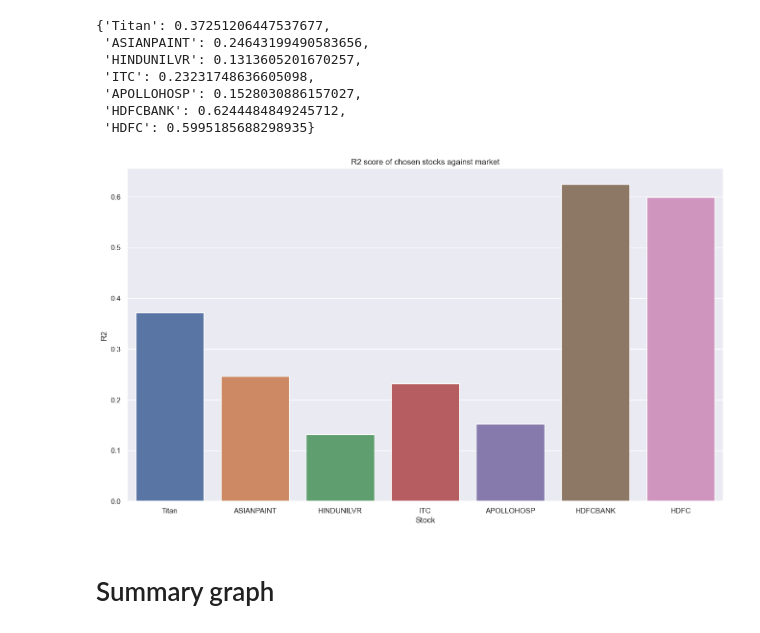
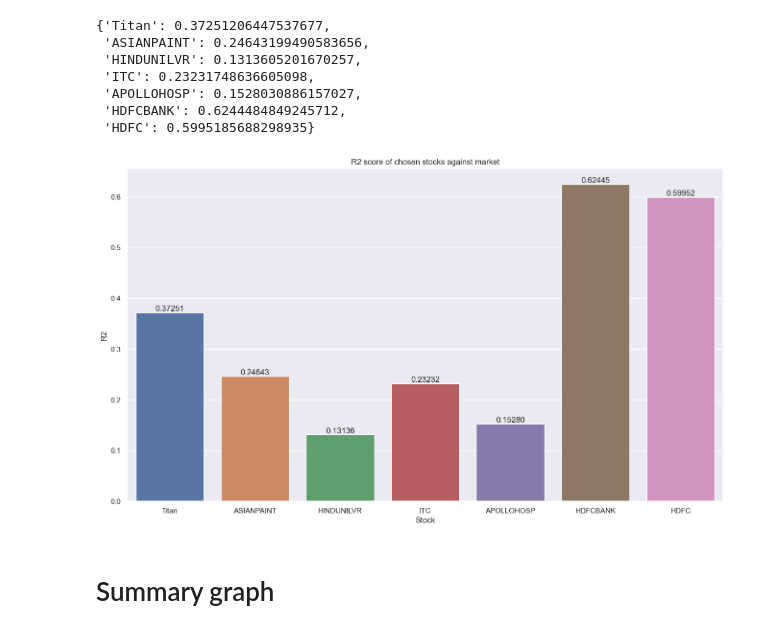
Before and after one commit to yotitan/DA226O-Project1, a Jupyter notebook: 2 - Calculations.ipynb, the cells around one changed output. Drawn from its saved outputs; the diff is of its cells as text; code cells hidden in the pictures.

```diff
--- a/2 - Calculations.ipynb
+++ b/2 - Calculations.ipynb
@@ -202,13 +206,14 @@ r2
  'HDFCBANK': 0.6244484849245712,
  'HDFC': 0.5995185688298935}
 # %%
-sns.barplot( x=list( r2.keys( ) ), y=list( r2.values( ) ) )
+ax = sns.barplot( x=list( r2.keys( ) ), y=list( r2.values( ) ) )
+ax.bar_label( ax.containers[0], fmt='%0.5f' )
 plt.xlabel( 'Stock' )
 plt.ylabel( 'R2' )
 plt.title( 'R2 score of chosen stocks against market' )
 plt.show( )
 # %% [output]
-[figure, old version]
+[figure, new version]
 # %% [markdown]
 # Summary graph
 # %%
```
Also changed, not shown: parts of 19 cells of this notebook.
